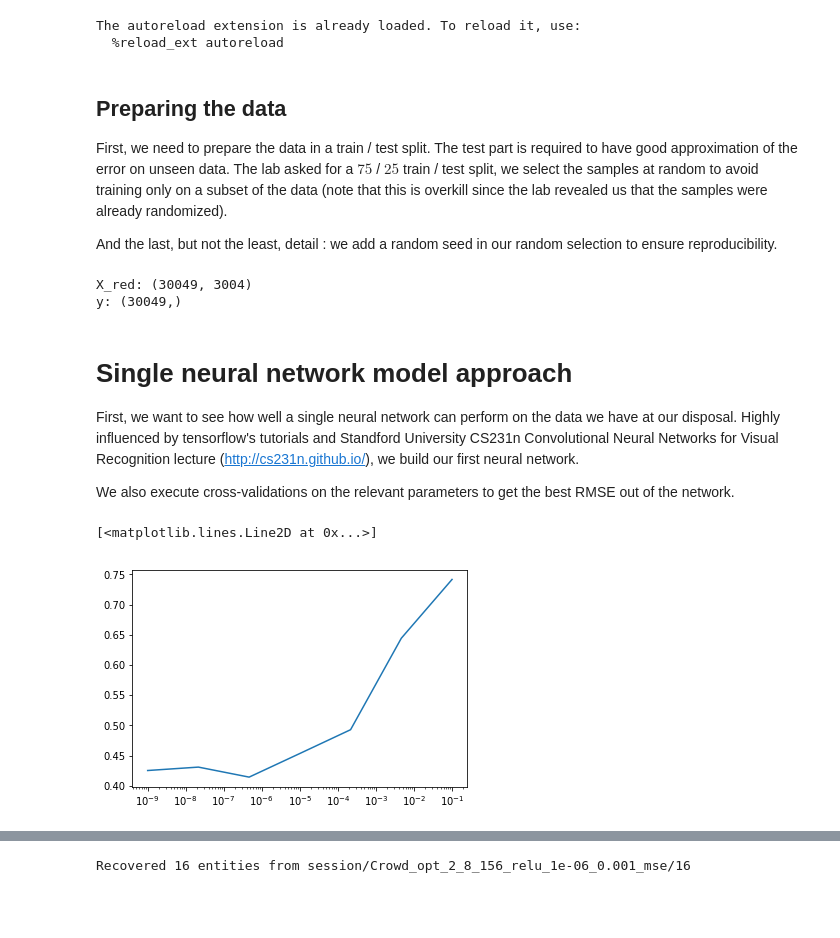
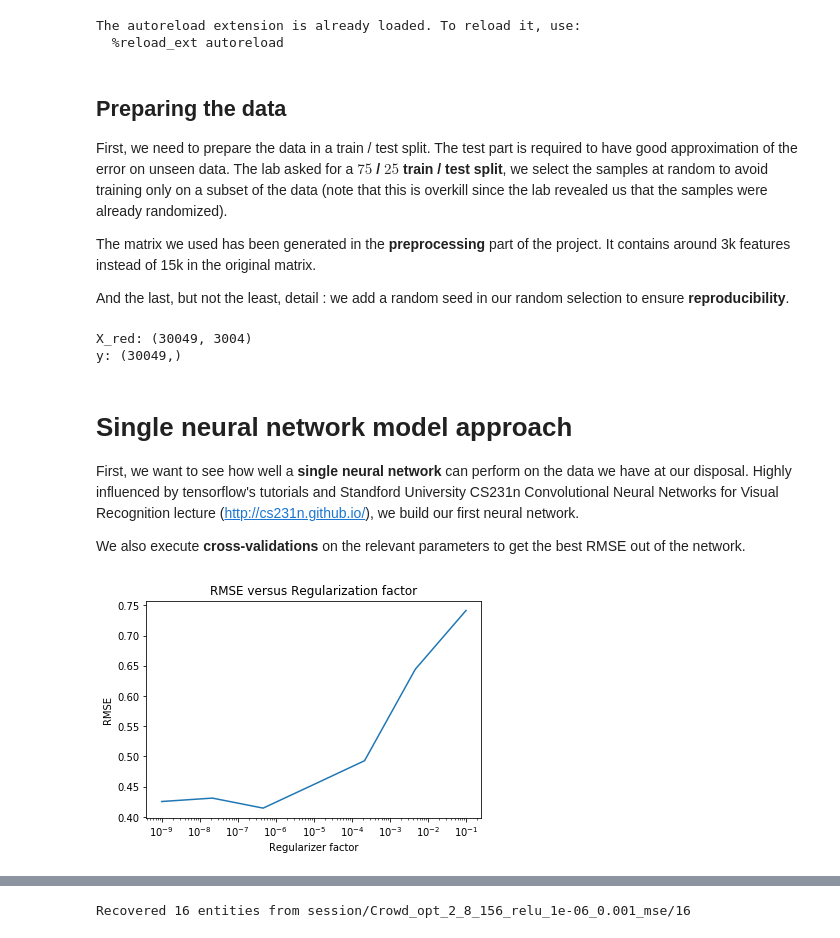
Before and after one commit to EtienneBonvin/cosmo_project, a Jupyter notebook: DL.ipynb, the cells around one changed output, grey strips where cells are left out. Saved outputs shown, nothing was run; the diff lists cells and outputs as text; code cells hidden in the pictures; blank space fills up the shorter version.

```diff
--- a/DL.ipynb
+++ b/DL.ipynb
@@ -112,9 +112,11 @@ def plot_crowd_dist_4(crowd, s1, s2, s3, s4):
 # %% [markdown]
 ## Preparing the data
 
-First, we need to prepare the data in a train / test split. The test part is required to have good approximation of the error on unseen data. The lab asked for a $75$ / $25$ train / test split, we select the samples at random to avoid training only on a subset of the data (note that this is overkill since the lab revealed us that the samples were already randomized).
+First, we need to prepare the data in a train / test split. The test part is required to have good approximation of the error on unseen data. The lab asked for a __$75$ / $25$ train / test split__, we select the samples at random to avoid training only on a subset of the data (note that this is overkill since the lab revealed us that the samples were already randomized).
 
-And the last, but not the least, detail : we add a random seed in our random selection to ensure reproducibility.
+The matrix we used has been generated in the __preprocessing__ part of the project. It contains around 3k features instead of 15k in the original matrix.
+
+And the last, but not the least, detail : we add a random seed in our random selection to ensure __reproducibility__.
 # %%
 X_red = np.load(DATA_FOLDER + "feature_mat_radial_compression_normalized_red.npy")
 y = np.load(DATA_FOLDER + "CSD500-r_train-H_total.npy")
@@ -137,9 +139,9 @@ y: (30049,)
 # %% [markdown]
 # Single neural network model approach
 
-First, we want to see how well a single neural network can perform on the data we have at our disposal. Highly influenced by tensorflow's tutorials and Standford University CS231n Convolutional Neural Networks for Visual Recognition lecture (http://cs231n.github.io/), we build our first neural network.
+First, we want to see how well a __single neural network__ can perform on the data we have at our disposal. Highly influenced by tensorflow's tutorials and Standford University CS231n Convolutional Neural Networks for Visual Recognition lecture (http://cs231n.github.io/), we build our first neural network.
 
-We also execute cross-validations on the relevant parameters to get the best RMSE out of the network.
+We also execute __cross-validations__ on the relevant parameters to get the best RMSE out of the network.
 # %%
 def train_and_pred(nb_layers, nb_neurons, regularizer_fac, optimizer_fac):
     # Prepare model
@@ -170,13 +172,16 @@ def train_and_pred(nb_layers, nb_neurons, regularizer_fac, optimizer_fac):
 # %%
 errors = [0.7416394267991249, 0.6443409956831526, 0.4930030937745785, \
          0.453638706377575, 0.41453323956187177, 0.4311010863788413, 0.4254569121978898]
 
 x = np.logspace(-1, -9, 7)
 
 plt.semilogx(x, errors)
+plt.title("RMSE versus Regularization factor")
+plt.xlabel("Regularizer factor")
+plt.ylabel("RMSE")
+plt.show()
 # %% [output]
-[<matplotlib.lines.Line2D at 0x...>]
-[figure, old version]
+[figure, new version]
 # %%
 # This will train the neural network and print its error on the test set.
 # Since tensorflow is very talkative when training a network, we remove the output for the comfort of the reader.
```
Also changed, not shown: parts of 16 cells of this notebook.
